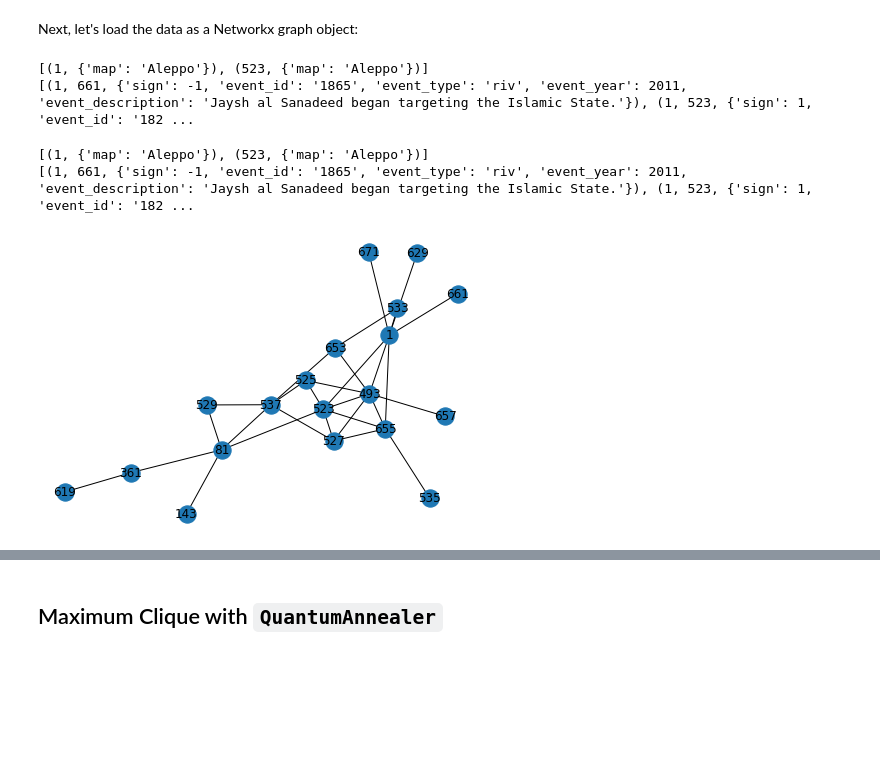
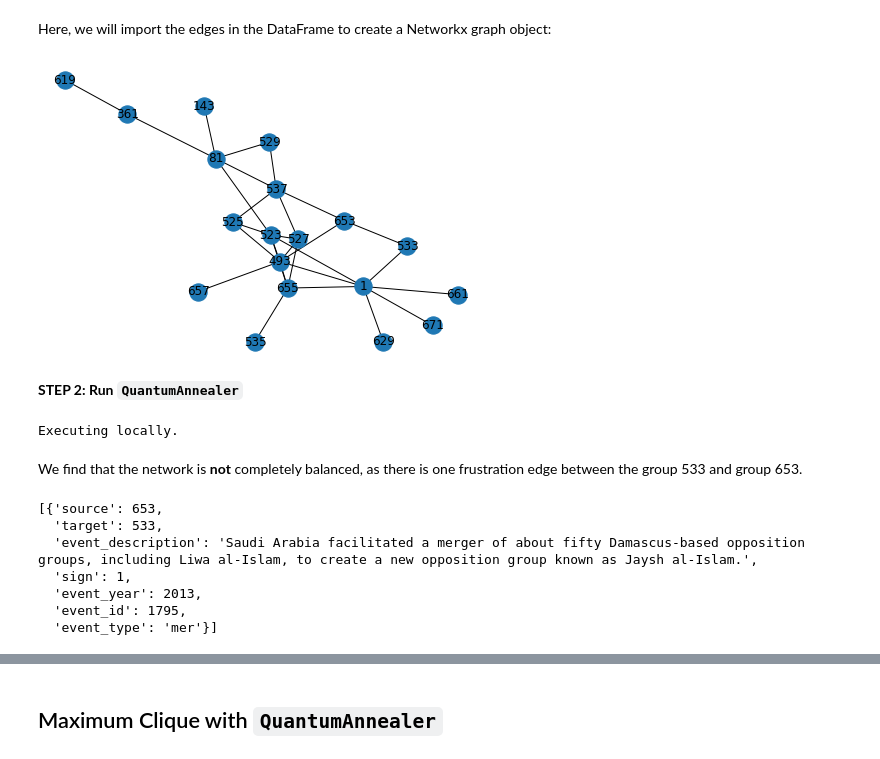
Before and after one commit to amaiya/quixotic, a Jupyter notebook: nbs/99a_examples_quantum_annealing.ipynb, the cells around one changed output, grey strips where cells are left out. Saved outputs shown, nothing was run; the diff lists cells and outputs as text; code cells hidden in the pictures; blank space fills up the shorter version.

Commit message:
added structural imbalance example

```diff
--- a/nbs/99a_examples_quantum_annealing.ipynb
+++ b/nbs/99a_examples_quantum_annealing.ipynb
@@ -22,7 +22,7 @@ Let's first load the dataset into a DataFrame to see what it looks like:
 # %%
-!wget -O /tmp/links.csv https://raw.githubusercontent.com/dwave-examples/structural-imbalance-notebook/master/helpers/links.csv
+!wget -O /tmp/network.csv https://raw.githubusercontent.com/amaiya/quixotic/develop/nbs/sample_data/militant_groups_syria_2013.csv
 !pip install -q pandas
 import pandas as pd
-df = pd.read_csv('/tmp/links.csv')
+df = pd.read_csv('/tmp/network.csv', index_col=0)
 df.head()
 # %% [output]
@@ -70,2 +47,0 @@ Saving to: ‘/tmp/maps.csv’
-# %% [markdown]
-Next, let's load the data as a Networkx graph object:
@@ -176,8 +47,0 @@ S = S.edge_subgraph(filtered_edges)
-# %%
-print(list(S.nodes(data=True))[:2])
-print(list(S.edges(data=True))[:2])
-# %% [output]
-[(1, {'map': 'Aleppo'}), (523, {'map': 'Aleppo'})]
-[(1, 661, {'sign': -1, 'event_id': '1865', 'event_type': 'riv', 'event_year': 2011, 'event_description': 'Jaysh al Sanadeed began targeting the Islamic State.'}), (1, 523, {'sign': 1, 'event_id': '182 ...
-# %%
-df = nx.to_pandas_edgelist(S)
@@ -188,11 +48,28 @@ G = nx.from_pandas_edgelist(df)
-# %%
-print(list(S.nodes(data=True))[:2])
-print(list(S.edges(data=True))[:2])
-# %% [output]
-[(1, {'map': 'Aleppo'}), (523, {'map': 'Aleppo'})]
-[(1, 661, {'sign': -1, 'event_id': '1865', 'event_type': 'riv', 'event_year': 2011, 'event_description': 'Jaysh al Sanadeed began targeting the Islamic State.'}), (1, 523, {'sign': 1, 'event_id': '182 ...
+# %% [markdown]
+Here, we will import the edges in the DataFrame to create a Networkx graph object:
 # %%
-positions = nx.spring_layout(S, seed=1967)
-nx.draw(S, with_labels=True, pos=positions)
+import networkx as nx
+G = nx.from_pandas_edgelist(df, edge_attr=True)
+positions = nx.spring_layout(G, seed=1967)
+nx.draw(G, with_labels=True, pos=positions)
 # %% [output]
-[figure, old version]
+[figure, new version]
+# %% [markdown]
+**STEP 2:  Run `QuantumAnnealer`**
+# %%
+from quixotic.core import QuantumAnnealer
+imbalance, bicoloring = QuantumAnnealer(G, task='structural_imbalance').execute().results()
+# %% [output]
+Executing locally.
+# %% [markdown]
+We find that the network is **not** completely balanced, as there is one frustration edge between the group 533 and group 653.
+# %%
+list(imbalance.values())
+# %% [output]
+[{'source': 653,
+  'target': 533,
+  'event_description': 'Saudi Arabia facilitated a merger of about fifty Damascus-based opposition groups, including Liwa al-Islam, to create a new opposition group known as Jaysh al-Islam.',
+  'sign': 1,
+  'event_year': 2013,
+  'event_id': 1795,
+  'event_type': 'mer'}]
```
Also changed, not shown: parts of 10 cells of this notebook, 1 other file.
